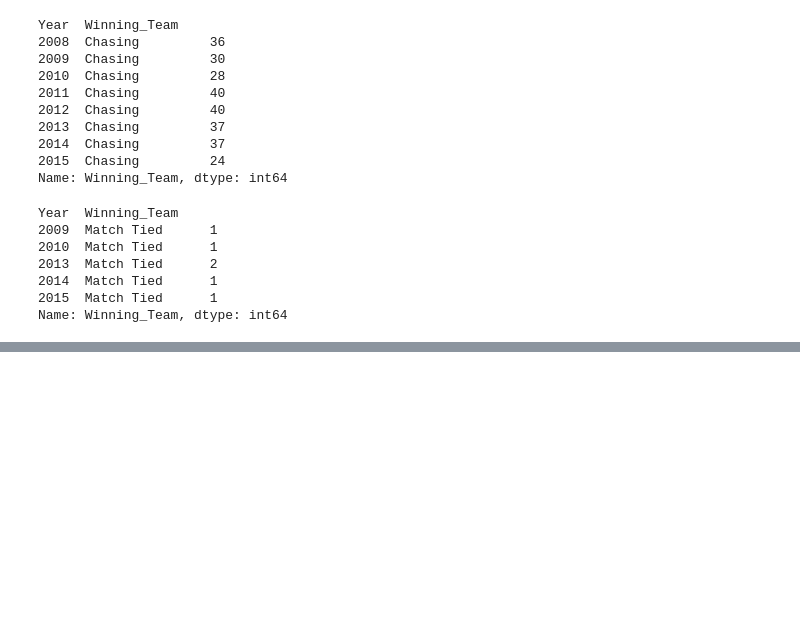
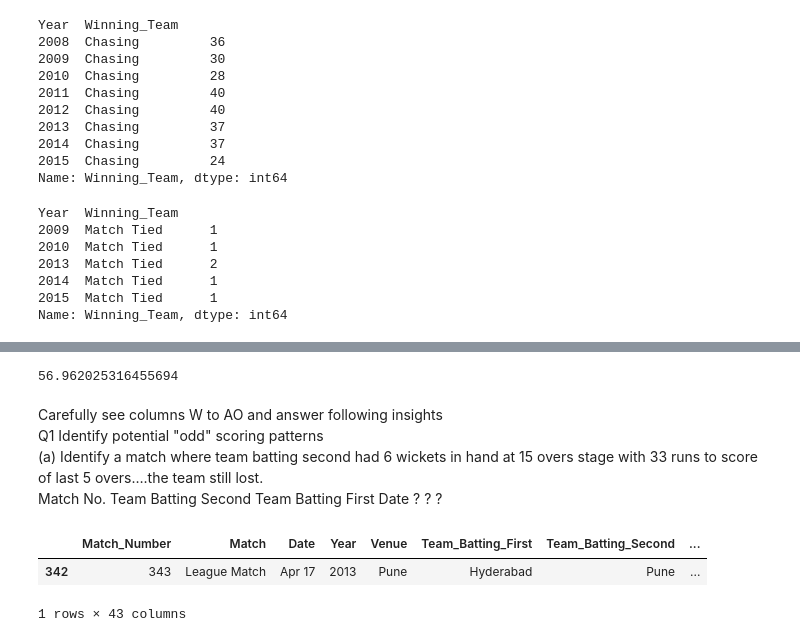
Before and after one commit to gopalkatariya44/MLAI, a Jupyter notebook: exericise/Untitled.ipynb, the cells around one changed output, grey strips where cells are left out. Saved outputs shown, nothing was run; the diff lists cells and outputs as text; code cells hidden in the pictures; blank space fills up the shorter version.

```diff
--- a/exericise/Untitled.ipynb
+++ b/exericise/Untitled.ipynb
@@ -124,0 +197,19 @@ Name: Winning_Team, dtype: int64
+# %%
+getTeamAvg('Chennai')
+# %% [output]
+56.962025316455694
+# %% [markdown]
+Carefully see columns W to AO and answer following insights
+Q1	Identify potential "odd" scoring patterns
+    (a) Identify a match where team batting second had 6 wickets in hand at 15 overs stage with 33 runs to score of last 5 overs….the team still lost.
+	 Match No.	Team Batting Second	Team Batting First	Date ?	?	?
+# %%
+matches = df[(df['Winning_Team'] == 'FirstBatting')&
+             (df['Bat_Second_15_ov_wkts_lost'] == 4)&
+             (df['Bat_First_20_ov_score'] - df['Bat_Second_15_ov_score']==32)]
+# %%
+matches
+# %% [output]
+|  | Match_Number | Match | Date | Year | Venue | Team_Batting_First | Team_Batting_Second | ... |
+| 342 | 343 | League Match | Apr 17 | 2013 | Pune | Hyderabad | Pune | ... |
+1 rows × 43 columns
```
Also changed, not shown: parts of 18 cells of this notebook, 18 other files.
